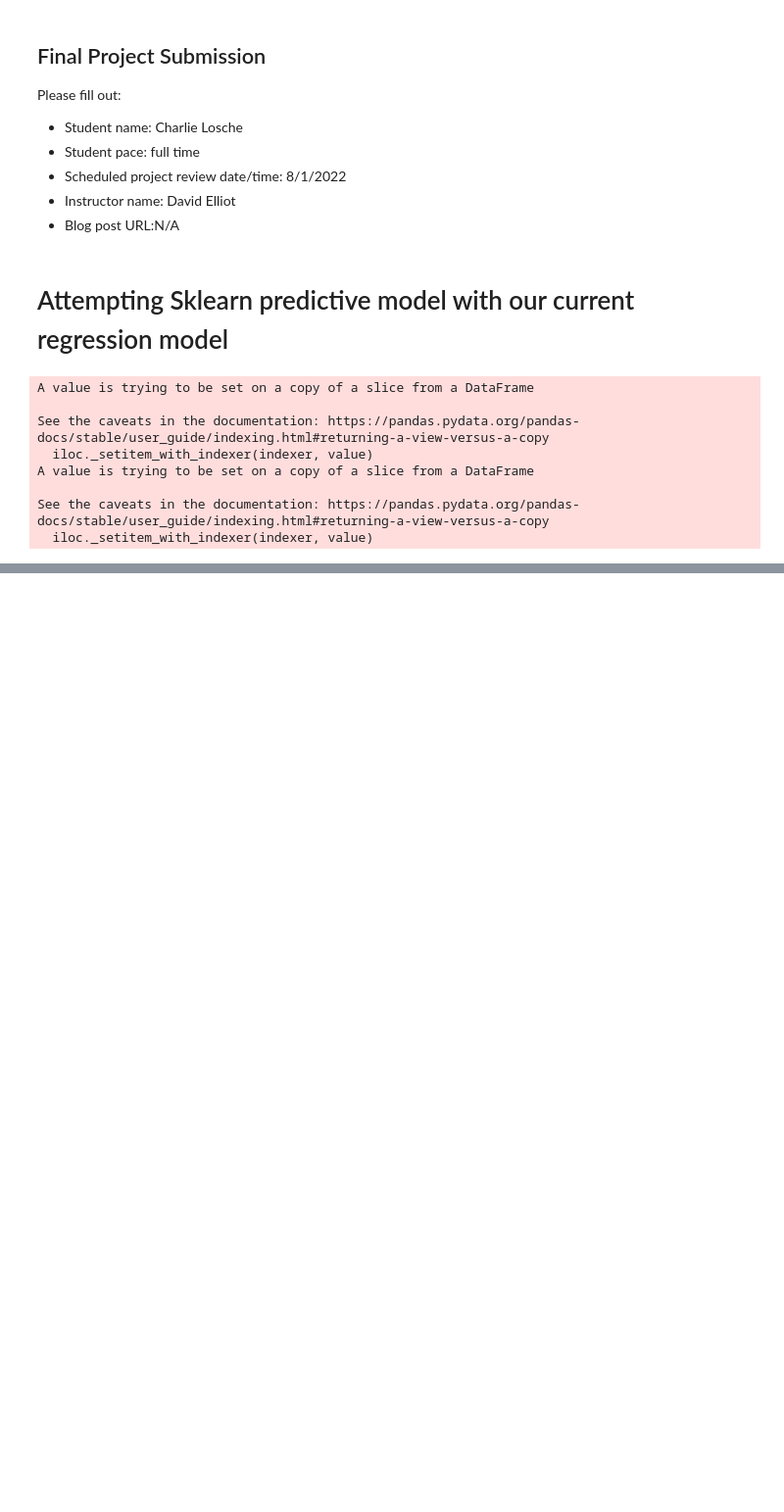
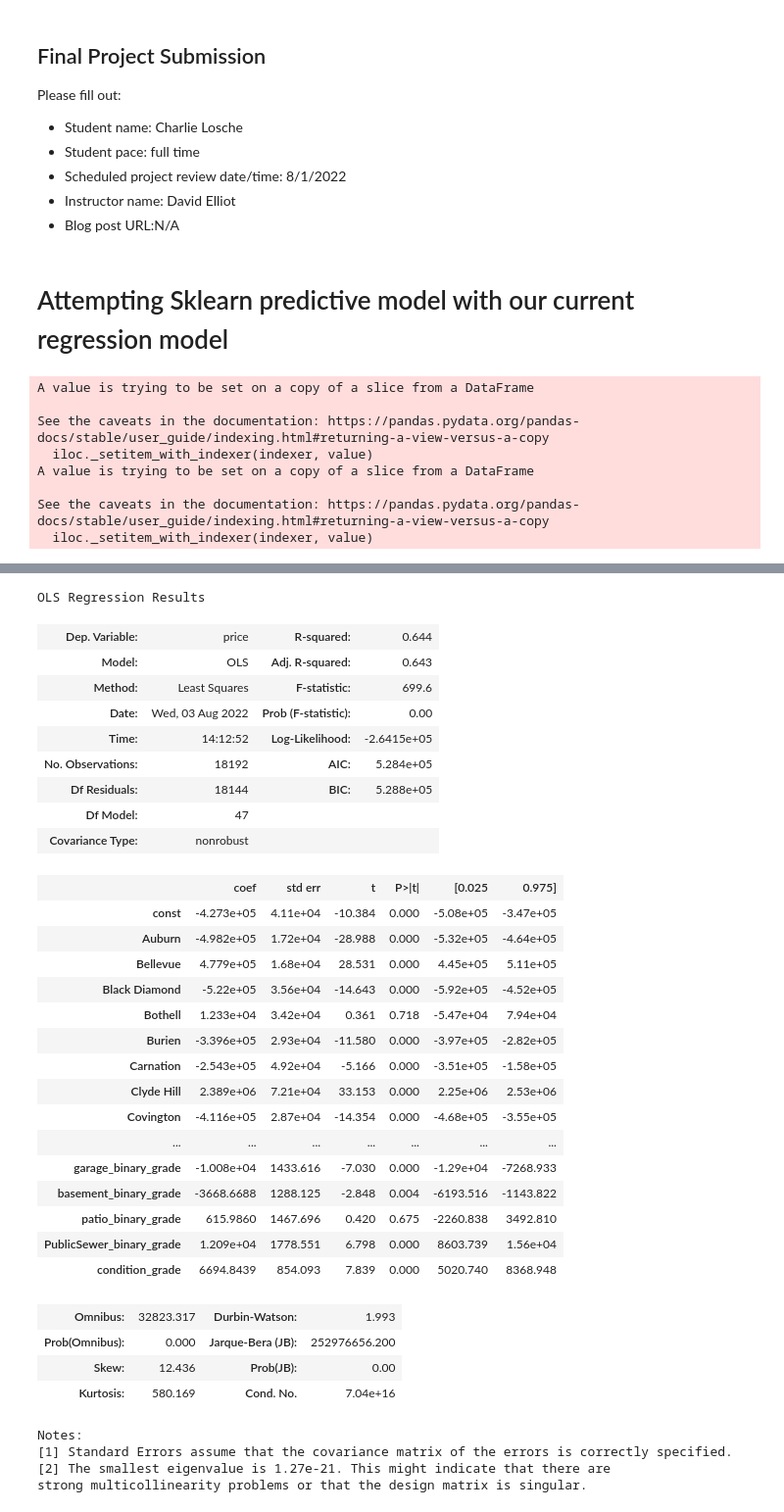
Before and after one commit to AliRampur/Phase-2-Group-Project, a Jupyter notebook: New_Charlie_Notebook.ipynb, the cells around one changed output, grey strips where cells are left out. Shown at 98% size. Drawn from its saved outputs; the diff is of its cells as text; code cells hidden in the pictures; blank space fills up the shorter version.

Commit message:
Added my updated features and the error metrics

```diff
--- a/New_Charlie_Notebook.ipynb
+++ b/New_Charlie_Notebook.ipynb
@@ -177,0 +199,4 @@ Name: city, dtype: int64
+# %%
+sqft_filter1 = df["sqft_living"] > 1100
+# %%
+df = df.loc[sqft_filter1]
@@ -440,0 +468,14 @@ See the caveats in the documentation: https://pandas.pydata.org/pandas-docs/stab
+# %%
+relevant = [' Auburn', ' Bellevue', ' Black Diamond', ' Bothell', ' Burien',
+           ' Carnation', ' Clyde Hill', ' Covington', ' Des Moines', ' Duvall',
+           ' Enumclaw', ' Fall City', ' Federal Way', ' Issaquah', ' Kenmore',
+           ' Kent', ' Kirkland', ' Lake Forest Park', ' Maple Valley', ' Medina',
+           ' Mercer Island', ' Newcastle', ' Normandy Park', ' North Bend',
+           ' Pacific', ' Ravensdale', ' Redmond', ' Renton', ' Sammamish',
+           ' SeaTac', ' Seattle', ' Shoreline', ' Snoqualmie', ' Tukwila',
+           ' Vashon', ' Woodinville',
+            'weighted__livsqft', 'design_decade', 'yard_size_ratio', 'view_grade',
+            'waterfront_grade', 'design_decade_grade', 'nuisance_grade', 'garage_binary_grade',
+            'basement_binary_grade', 'patio_binary_grade', 'PublicSewer_binary_grade', 'condition_grade']
+
+X_train = X_train[relevant]
@@ -440,0 +502,39 @@ See the caveats in the documentation: https://pandas.pydata.org/pandas-docs/stab
+# %%
+model_train = sm.OLS(y_train, sm.add_constant(X_train)).fit()
+results_train = model_train.summary()
+results_train
+# %% [output]
+OLS Regression Results
+| Dep. Variable: | price | R-squared: | 0.644 |
+| Model: | OLS | Adj. R-squared: | 0.643 |
+| Method: | Least Squares | F-statistic: | 699.6 |
+| Date: | Wed, 03 Aug 2022 | Prob (F-statistic): | 0.00 |
+| Time: | 14:12:52 | Log-Likelihood: | -2.6415e+05 |
+| No. Observations: | 18192 | AIC: | 5.284e+05 |
+| Df Residuals: | 18144 | BIC: | 5.288e+05 |
+| Df Model: | 47 |  |  |
+| Covariance Type: | nonrobust |  |  |
+|  | coef | std err | t | P>|t| | [0.025 | 0.975] |
+| const | -4.273e+05 | 4.11e+04 | -10.384 | 0.000 | -5.08e+05 | -3.47e+05 |
+| Auburn | -4.982e+05 | 1.72e+04 | -28.988 | 0.000 | -5.32e+05 | -4.64e+05 |
+| Bellevue | 4.779e+05 | 1.68e+04 | 28.531 | 0.000 | 4.45e+05 | 5.11e+05 |
+| Black Diamond | -5.22e+05 | 3.56e+04 | -14.643 | 0.000 | -5.92e+05 | -4.52e+05 |
+| Bothell | 1.233e+04 | 3.42e+04 | 0.361 | 0.718 | -5.47e+04 | 7.94e+04 |
+| Burien | -3.396e+05 | 2.93e+04 | -11.580 | 0.000 | -3.97e+05 | -2.82e+05 |
+| Carnation | -2.543e+05 | 4.92e+04 | -5.166 | 0.000 | -3.51e+05 | -1.58e+05 |
+| Clyde Hill | 2.389e+06 | 7.21e+04 | 33.153 | 0.000 | 2.25e+06 | 2.53e+06 |
+| Covington | -4.116e+05 | 2.87e+04 | -14.354 | 0.000 | -4.68e+05 | -3.55e+05 |
+| ... | ... | ... | ... | ... | ... | ... |
+| garage_binary_grade | -1.008e+04 | 1433.616 | -7.030 | 0.000 | -1.29e+04 | -7268.933 |
+| basement_binary_grade | -3668.6688 | 1288.125 | -2.848 | 0.004 | -6193.516 | -1143.822 |
+| patio_binary_grade | 615.9860 | 1467.696 | 0.420 | 0.675 | -2260.838 | 3492.810 |
+| PublicSewer_binary_grade | 1.209e+04 | 1778.551 | 6.798 | 0.000 | 8603.739 | 1.56e+04 |
+| condition_grade | 6694.8439 | 854.093 | 7.839 | 0.000 | 5020.740 | 8368.948 |
+| Omnibus: | 32823.317 | Durbin-Watson: | 1.993 |
+| Prob(Omnibus): | 0.000 | Jarque-Bera (JB): | 252976656.200 |
+| Skew: | 12.436 | Prob(JB): | 0.00 |
+| Kurtosis: | 580.169 | Cond. No. | 7.04e+16 |
+Notes:
+[1] Standard Errors assume that the covariance matrix of the errors is correctly specified.
+[2] The smallest eigenvalue is 1.27e-21. This might indicate that there are
+strong multicollinearity problems or that the design matrix is singular.
```
Also changed, not shown: parts of 44 cells of this notebook.
